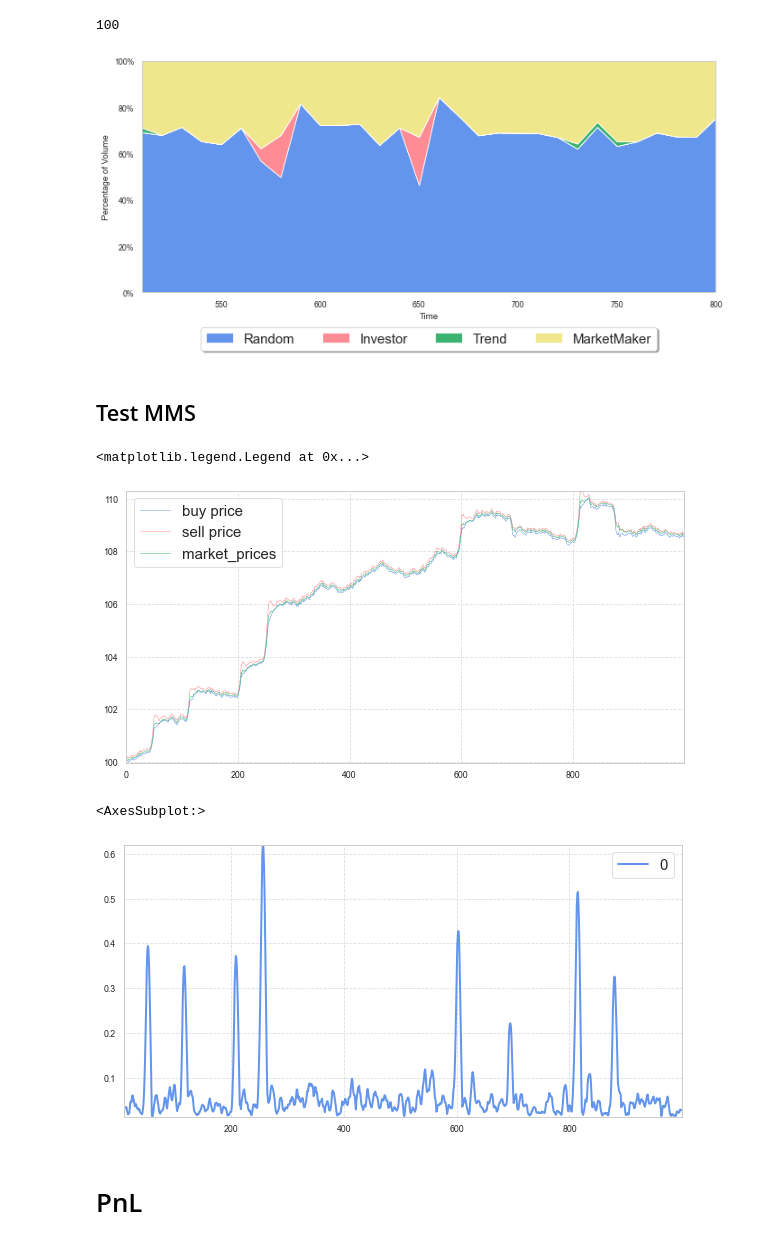
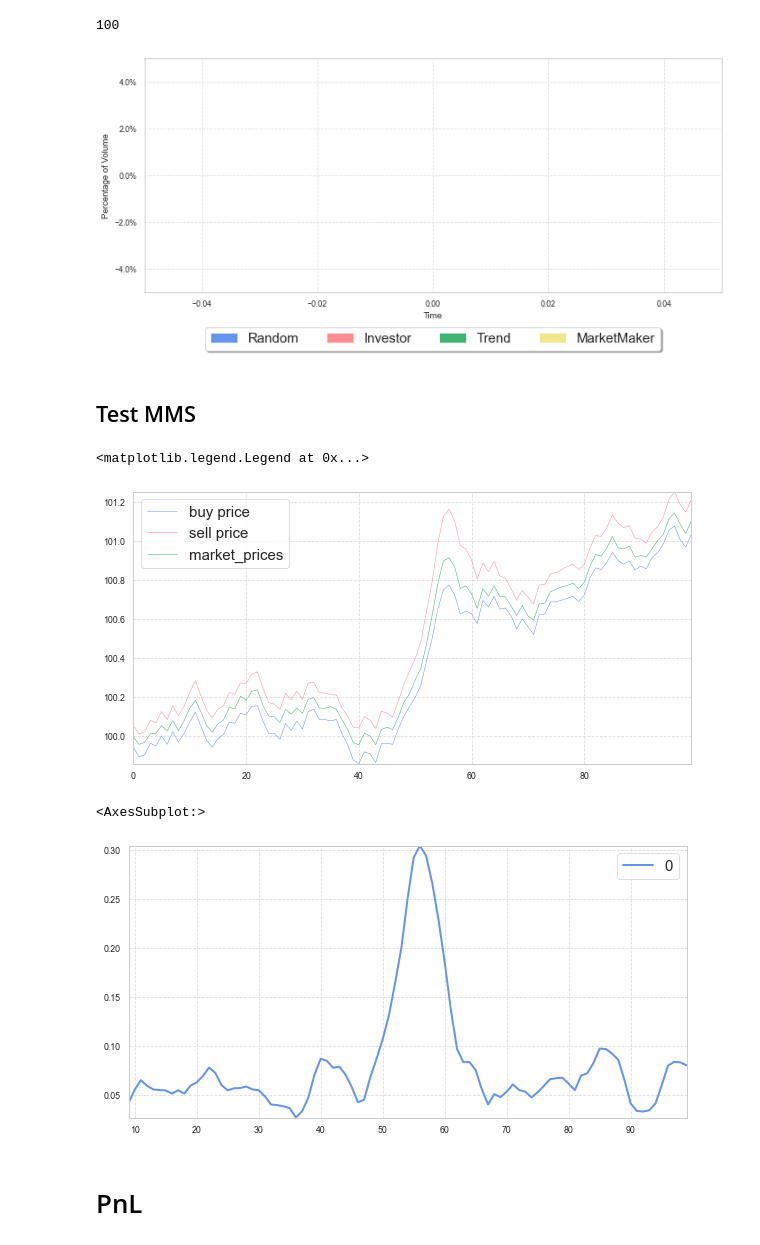
Before and after one commit to victoremil1996/rl_for_trading, a Jupyter notebook: notebooks/market_simulation_main.ipynb, the cells around one changed output. Drawn from its saved outputs; the diff is of its cells as text; code cells hidden in the pictures.

```diff
--- a/notebooks/market_simulation_main.ipynb
+++ b/notebooks/market_simulation_main.ipynb
@@ -139,7 +139,7 @@ for j in range(n_agents):
 # %% [markdown]
 ## Run simulation
 # %%
-time_periods = 1000
+time_periods = 100
 n_episodes = 1
 rl_profit = []
 market_prices = []
@@ -366,11 +385,11 @@ len(time_points)
 # %%
 fig, ax = plt.subplots(figsize = (10, 5))
 volume_contribution_plot(time_points[50:80], stacked_volumes[:, 50:80], ax = ax)
 fig.tight_layout()
-volume_name_zoom = "volume_graph_zoom_4"
-plt.savefig(f"plots/{volume_name_zoom}.png")
+#volume_name_zoom = "volume_graph_zoom_4"
+#plt.savefig(f"plots/{volume_name_zoom}.png")
 # %% [output]
-[figure, old version]
+[figure, new version]
 # %% [markdown]
 ## Test MMS
 # %%
@@ -383,13 +402,13 @@ ax.legend()
 #ax.set_ylim(108, 110)
 # %% [output]
 <matplotlib.legend.Legend at 0x...>
-[figure, old version]
+[figure, new version]
 # %%
 fig, ax = plt.subplots(figsize = (10, 5))
 pd.DataFrame(state["market_prices"][100:]).rolling(window = 10).std().plot(ax = ax)
 # %% [output]
 <AxesSubplot:>
-[figure, old version]
+[figure, new version]
 # %% [markdown]
 # PnL
 # %%
```
Also changed, not shown: parts of 10 cells of this notebook, 1 other file.
